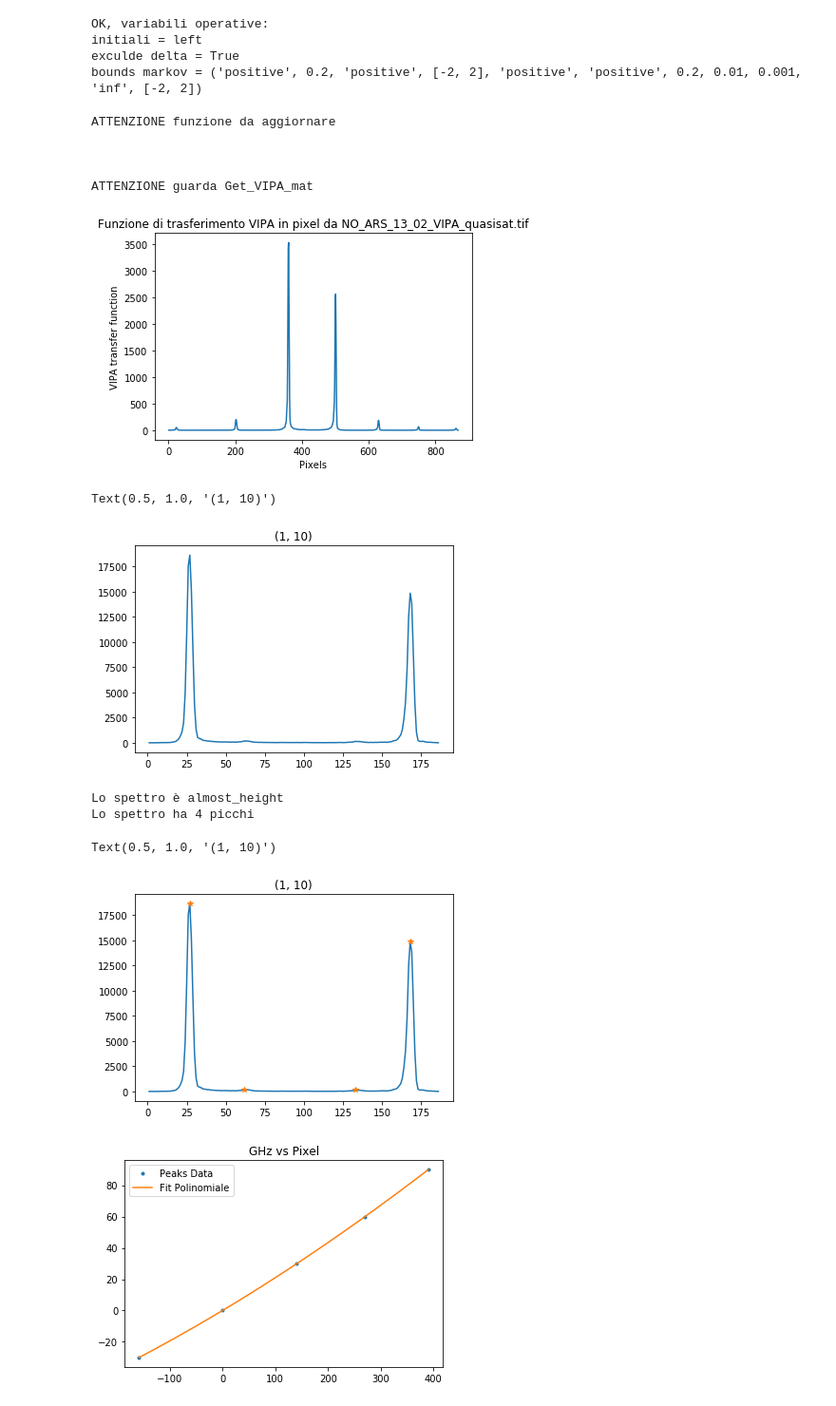
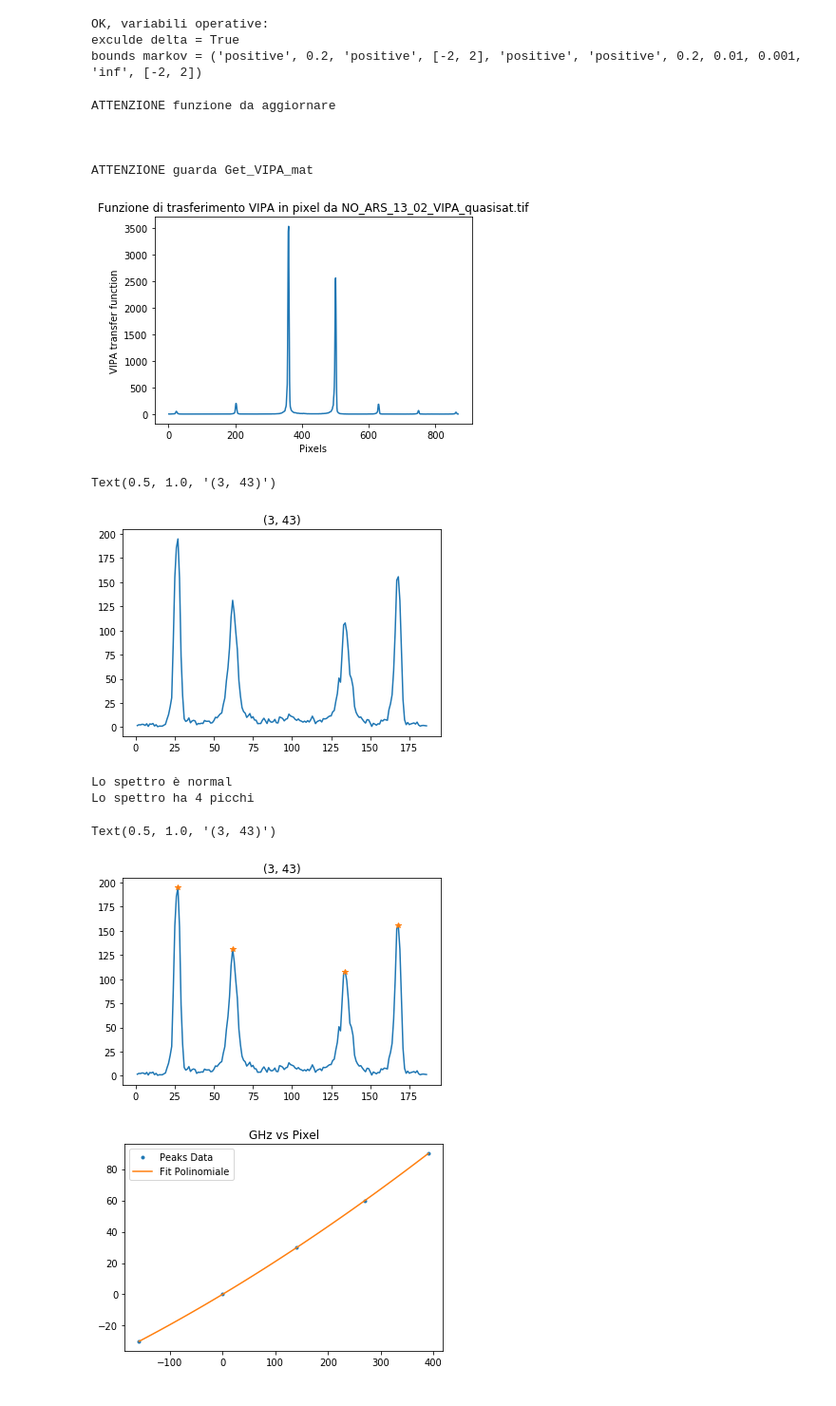
Before and after one commit to flautodipan/Python_Libraries, a Jupyter notebook: Experimentum_single.ipynb, the cells around one changed output. Shown at 95% size. Drawn from its saved outputs; the diff is of its cells as text; code cells hidden in the pictures.

```diff
--- a/Experimentum_single.ipynb
+++ b/Experimentum_single.ipynb
@@ -31,11 +31,11 @@ with open(now_path+'config.ini', 'r') as f:
 
 VIPA_filename       =   inputs['I/O']['VIPA_filename']
 log_file            =   'log_'+spectra_filename
+transpose           =   inputs.getboolean('I/O', 'transpose')
 
 #operatives
 to_add              =   eval(inputs['Operatives']['to_add'])
 exclude_delta       =   inputs.getboolean('Operatives', 'exclude_delta')
-initial             =   inputs['Operatives']['initial']
 
 syg_kwargs          =  {item[0] : float(item[1]) for item in inputs.items('syg_kwargs')}
 syg_kwargs_VIPA     =  {item[0] : float(item[1]) for item in inputs.items('syg_kwargs_VIPA')}
@@ -72,34 +72,33 @@ cols_real   = ('Co', 'Omega', 'Gamma', 'Delta', 'tau', 'delta_position', 'delta_
 cols_real_nodelta =  ('Co', 'Omega', 'Gamma', 'Delta', 'tau', 'shift', 'offset')
 
 cols_gauss  = ( 'A', 'mu', 'sigma')
-print('OK, variabili operative:\ninitiali = {}\nexculde delta = {}\nbounds markov = {}'.format(initial, exclude_delta, str(rules_markov_bounds)))
+print('OK, variabili operative:\nexculde delta = {}\nbounds markov = {}'.format(exclude_delta, str(rules_markov_bounds)))
 # %% [output]
 OK, variabili operative:
-initiali = left
 exculde delta = True
 bounds markov = ('positive', 0.2, 'positive', [-2, 2], 'positive', 'positive', 0.2, 0.01, 0.001, 'inf', [-2, 2])
 # %%
 #0) importo dati e inizializzo oggetti
-i   =   1
-j   =   10
+i   =   3
+j   =   43
 y    =   Import_from_Matlab(spectra_filename, now_path, var_name = 'y3')[i][j]
 Data    =   Exp.Spectrum(name = str((i,j)))
 Data.Get_Spectrum(y = np.resize(y, np.max(y.shape)), offset = 183., cut = pre_cut, cut_range = (10, 175))
 Data.Get_Spectrum_Peaks(**syg_kwargs)
 Data.Get_VIPA_tif(VIPA_filename, now_path, fig = 'VIPA_img', save_path = now_path)
 
 plt.figure()
 plt.plot(Data.x, Data.y)
 plt.title(str((i,j)))
 # %% [output]
 ATTENZIONE funzione da aggiornare
 
 
 
 ATTENZIONE guarda Get_VIPA_mat
 [figure]
-Text(0.5, 1.0, '(1, 10)')
+Text(0.5, 1.0, '(3, 43)')
-[figure, old version]
+[figure, new version]
 # %%
 #1) Classificazione e visualizzazione spettro
 check = Data.Check_Spectrum_Saturation(saturation_height = sat_height, saturation_width = sat_width)
@@ -129,10 +128,10 @@ plt.plot(Data.x, Data.y)
 plt.plot(Data.x[Data.peaks['idx']], Data.y[Data.peaks['idx']], '*')
 plt.title(str((i,j)))
 # %% [output]
-Lo spettro è almost_height
+Lo spettro è normal
 Lo spettro ha 4 picchi
-Text(0.5, 1.0, '(1, 10)')
+Text(0.5, 1.0, '(3, 43)')
-[figure, old version]
+[figure, new version]
 # %%
 #2) Operazioni di conversione in GHz
 
```
Also changed, not shown: parts of 4 cells of this notebook, 6 other files.
